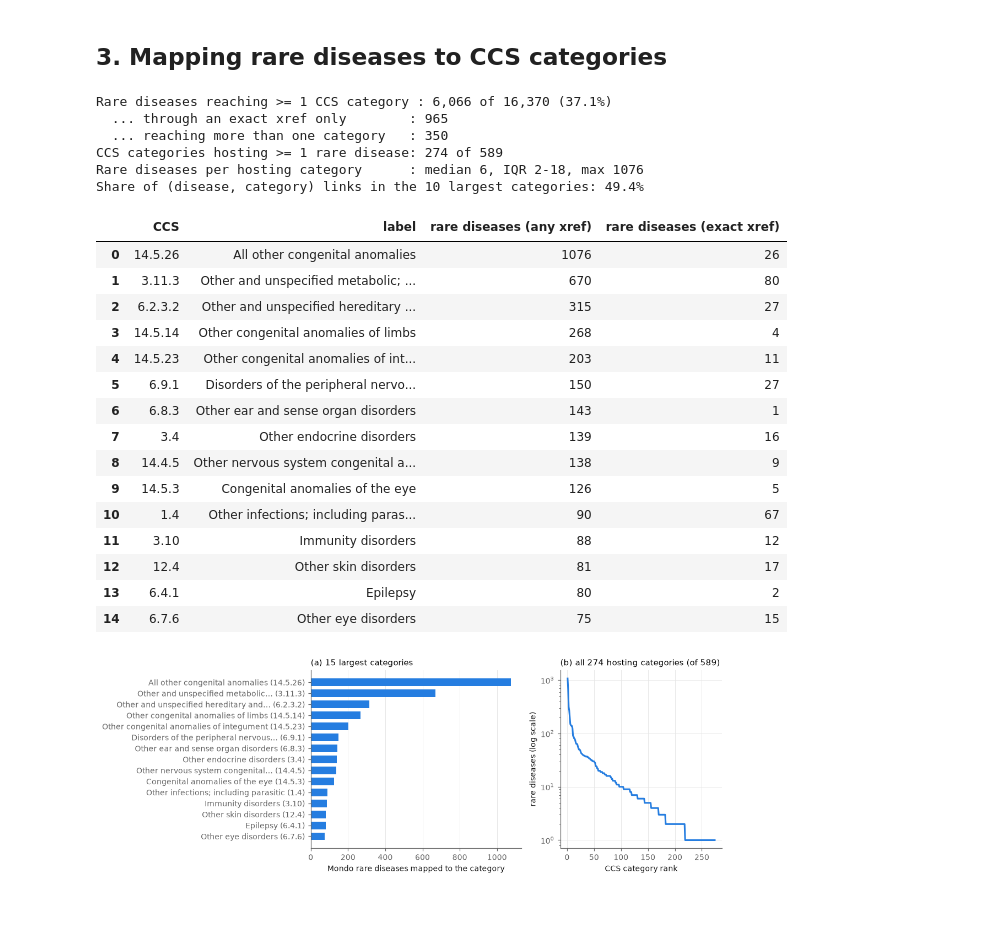
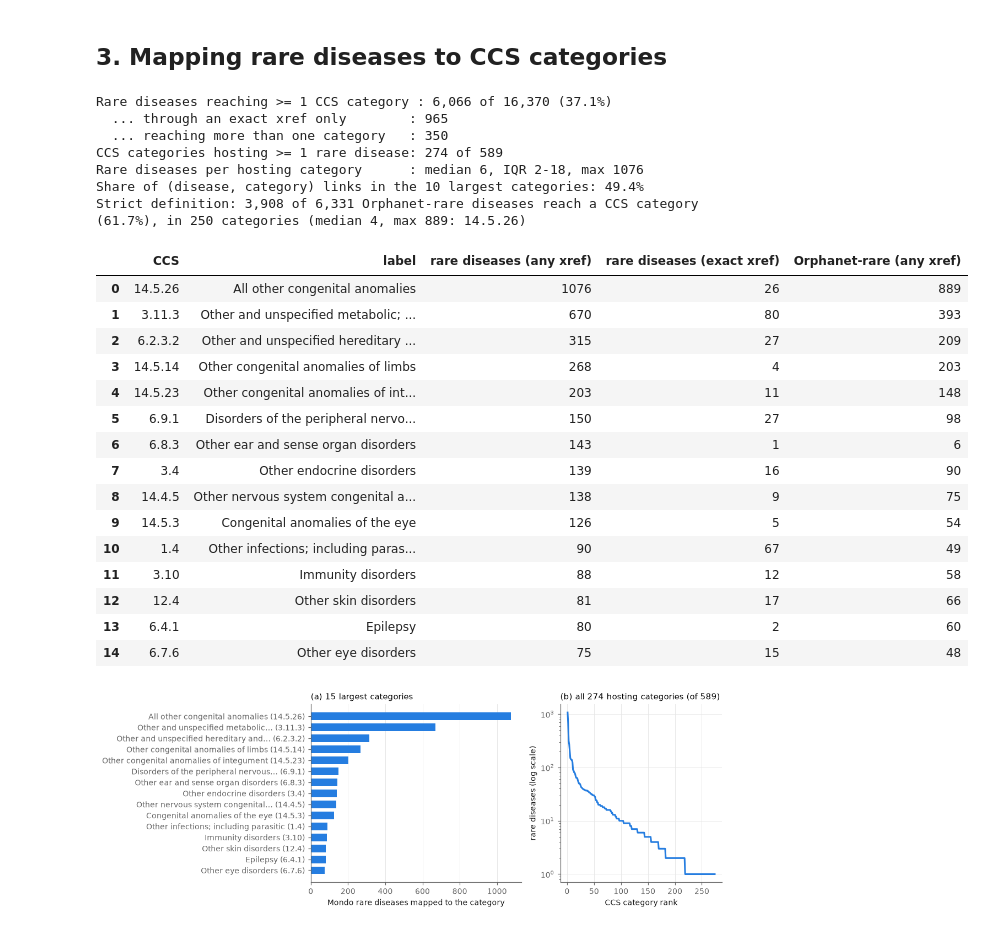
Before and after one commit to timothee-roi/cambridge-AI-medicine, a Jupyter notebook: notebooks/04_rare_disease_resources.ipynb, the cells around one changed output. Saved outputs shown, nothing was run; the diff lists cells and outputs as text; code cells hidden in the pictures.

```diff
--- a/notebooks/04_rare_disease_resources.ipynb
+++ b/notebooks/04_rare_disease_resources.ipynb
@@ -155,6 +170,7 @@ except Exception:
     pass
 mondo = parse_mondo(mondo_obo)
 rare = {k: v for k, v in mondo.items() if 'rare' in v.subsets}
+orpha = {k: v for k, v in mondo.items() if 'orphanet_rare' in v.subsets}
 hpo_dir = EXTERNAL / 'hpo'
 phen, genes, hpo_names = load_hpo_annotations(hpo_dir / 'phenotype.hpoa', hpo_dir / 'genes_to_phenotype.txt',
                                               hpo_dir / 'hp.obo')
@@ -164,19 +180,23 @@ print(f"Mondo commit: {mondo_version} | HPO annotation release: {hpo_version}")
 def has_profile(t, table):
     return any(k in table for k in mondo_disease_keys(t))
 
-rows = {
-    'Mondo diseases (non-obsolete)': len(mondo),
-    'in the rare subset': len(rare),
-    '  with an exact ICD-10-CM xref': sum(bool(t.icd10cm_exact) for t in rare.values()),
-    '  with any ICD-10-CM xref': sum(bool(t.icd10cm_exact or t.icd10cm_related) for t in rare.values()),
-    '  with an Orphanet xref': sum(bool(t.orphanet) for t in rare.values()),
-    '  with an OMIM xref': sum(bool(t.omim) for t in rare.values()),
-    '  with HPO phenotype annotations': sum(has_profile(t, phen) for t in rare.values()),
-    '  with a gene association (HPO)': sum(has_profile(t, genes) for t in rare.values()),
-}
-coverage = pd.DataFrame({'n': rows})
-coverage['% of rare'] = (100 * coverage['n'] / len(rare)).round(1)
-coverage.loc[['Mondo diseases (non-obsolete)', 'in the rare subset'], '% of rare'] = np.nan
+def coverage_rows(S):
+    return {
+        'diseases in the subset': len(S),
+        'with an exact ICD-10-CM xref': sum(bool(t.icd10cm_exact) for t in S.values()),
+        'with any ICD-10-CM xref': sum(bool(t.icd10cm_exact or t.icd10cm_related) for t in S.values()),
+        'with an exact ICD-9 xref': sum(bool(t.icd9_exact) for t in S.values()),
+        'with an Orphanet xref': sum(bool(t.orphanet) for t in S.values()),
+        'with an OMIM xref': sum(bool(t.omim) for t in S.values()),
+        'with HPO phenotype annotations': sum(has_profile(t, phen) for t in S.values()),
+        'with a gene association (HPO)': sum(has_profile(t, genes) for t in S.values()),
+    }
+rows = coverage_rows(rare)
+rows_orpha = coverage_rows(orpha)
+print(f"Mondo diseases (non-obsolete): {len(mondo):,}")
+coverage = pd.DataFrame({'broad (Mondo rare)': rows, 'strict (Orphanet rare)': rows_orpha})
+for col in list(coverage.columns):
+    coverage[col + ' %'] = (100 * coverage[col] / coverage.loc['diseases in the subset', col]).round(1)
 coverage
 # %% [output]
 Mondo commit: d3bdb9d 2026-11-24 | HPO annotation release: 2025-01-16
@@ -199,6 +220,8 @@ def to_ccs(t, exact_only=False):
         out |= icd10_prefix_to_ccs(c, gem, icd9_to_ccs, gem_keys)
     return out
 
+orpha_ccs = {k: v for k, v in ((k, to_ccs(t)) for k, t in orpha.items()) if v}
+orpha_per_cat = collections.Counter(c for s in orpha_ccs.values() for c in s)
 rare_ccs = {k: to_ccs(t) for k, t in rare.items()}
 rare_ccs = {k: v for k, v in rare_ccs.items() if v}
 rare_ccs_exact = {k: to_ccs(t, True) for k, t in rare.items() if t.icd10cm_exact}
@@ -217,6 +240,10 @@ print(f"Rare diseases per hosting category      : median {np.median(vals):.0f},
       f"IQR {np.percentile(vals, 25):.0f}-{np.percentile(vals, 75):.0f}, max {vals.max()}")
 share_top10 = sum(n for _, n in per_cat.most_common(10)) / sum(per_cat.values())
 print(f"Share of (disease, category) links in the 10 largest categories: {100*share_top10:.1f}%")
+vo = np.array(list(orpha_per_cat.values()))
+print(f"Strict definition: {len(orpha_ccs):,} of {len(orpha):,} Orphanet-rare diseases reach a CCS category "
+      f"({100*len(orpha_ccs)/len(orpha):.1f}%), in {len(orpha_per_cat)} categories "
+      f"(median {np.median(vo):.0f}, max {vo.max()}: {orpha_per_cat.most_common(1)[0][0]})")
 # %% [output]
 Rare diseases reaching >= 1 CCS category : 6,066 of 16,370 (37.1%)
   ... through an exact xref only        : 965
@@ -224,27 +251,29 @@ Rare diseases reaching >= 1 CCS category : 6,066 of 16,370 (37.1%)
 CCS categories hosting >= 1 rare disease: 274 of 589
 Rare diseases per hosting category      : median 6, IQR 2-18, max 1076
 Share of (disease, category) links in the 10 largest categories: 49.4%
+Strict definition: 3,908 of 6,331 Orphanet-rare diseases reach a CCS category (61.7%), in 250 categories (median 4, max 889: 14.5.26)
 # %%
-top = pd.DataFrame([(c, ccs_label(c, ccs_labels), n, per_cat_exact.get(c, 0)) for c, n in per_cat.most_common(15)],
-                   columns=['CCS', 'label', 'rare diseases (any xref)', 'rare diseases (exact xref)'])
+top = pd.DataFrame([(c, ccs_label(c, ccs_labels), n, per_cat_exact.get(c, 0), orpha_per_cat.get(c, 0))
+                    for c, n in per_cat.most_common(15)],
+                   columns=['CCS', 'label', 'rare diseases (any xref)', 'rare diseases (exact xref)', 'Orphanet-rare (any xref)'])
 top
 # %% [output]
-|  | CCS | label | rare diseases (any xref) | rare diseases (exact xref) |
-| 0 | 14.5.26 | All other congenital anomalies | 1076 | 26 |
-| 1 | 3.11.3 | Other and unspecified metabolic; ... | 670 | 80 |
-| 2 | 6.2.3.2 | Other and unspecified hereditary ... | 315 | 27 |
-| 3 | 14.5.14 | Other congenital anomalies of limbs | 268 | 4 |
-| 4 | 14.5.23 | Other congenital anomalies of int... | 203 | 11 |
-| 5 | 6.9.1 | Disorders of the peripheral nervo... | 150 | 27 |
-| 6 | 6.8.3 | Other ear and sense organ disorders | 143 | 1 |
-| 7 | 3.4 | Other endocrine disorders | 139 | 16 |
-| 8 | 14.4.5 | Other nervous system congenital a... | 138 | 9 |
-| 9 | 14.5.3 | Congenital anomalies of the eye | 126 | 5 |
-| 10 | 1.4 | Other infections; including paras... | 90 | 67 |
-| 11 | 3.10 | Immunity disorders | 88 | 12 |
-| 12 | 12.4 | Other skin disorders | 81 | 17 |
-| 13 | 6.4.1 | Epilepsy | 80 | 2 |
-| 14 | 6.7.6 | Other eye disorders | 75 | 15 |
+|  | CCS | label | rare diseases (any xref) | rare diseases (exact xref) | Orphanet-rare (any xref) |
+| 0 | 14.5.26 | All other congenital anomalies | 1076 | 26 | 889 |
+| 1 | 3.11.3 | Other and unspecified metabolic; ... | 670 | 80 | 393 |
+| 2 | 6.2.3.2 | Other and unspecified hereditary ... | 315 | 27 | 209 |
+| 3 | 14.5.14 | Other congenital anomalies of limbs | 268 | 4 | 203 |
+| 4 | 14.5.23 | Other congenital anomalies of int... | 203 | 11 | 148 |
+| 5 | 6.9.1 | Disorders of the peripheral nervo... | 150 | 27 | 98 |
+| 6 | 6.8.3 | Other ear and sense organ disorders | 143 | 1 | 6 |
+| 7 | 3.4 | Other endocrine disorders | 139 | 16 | 90 |
+| 8 | 14.4.5 | Other nervous system congenital a... | 138 | 9 | 75 |
+| 9 | 14.5.3 | Congenital anomalies of the eye | 126 | 5 | 54 |
+| 10 | 1.4 | Other infections; including paras... | 90 | 67 | 49 |
+| 11 | 3.10 | Immunity disorders | 88 | 12 | 58 |
+| 12 | 12.4 | Other skin disorders | 81 | 17 | 66 |
+| 13 | 6.4.1 | Epilepsy | 80 | 2 | 60 |
+| 14 | 6.7.6 | Other eye disorders | 75 | 15 | 48 |
 # %%
 fig, axes = plt.subplots(1, 2, figsize=(10.5, 3.8), gridspec_kw={'width_ratios': [1.3, 1]})
 ax = axes[0]
```
Also changed, not shown: parts of 4 cells of this notebook, 8 other files.
